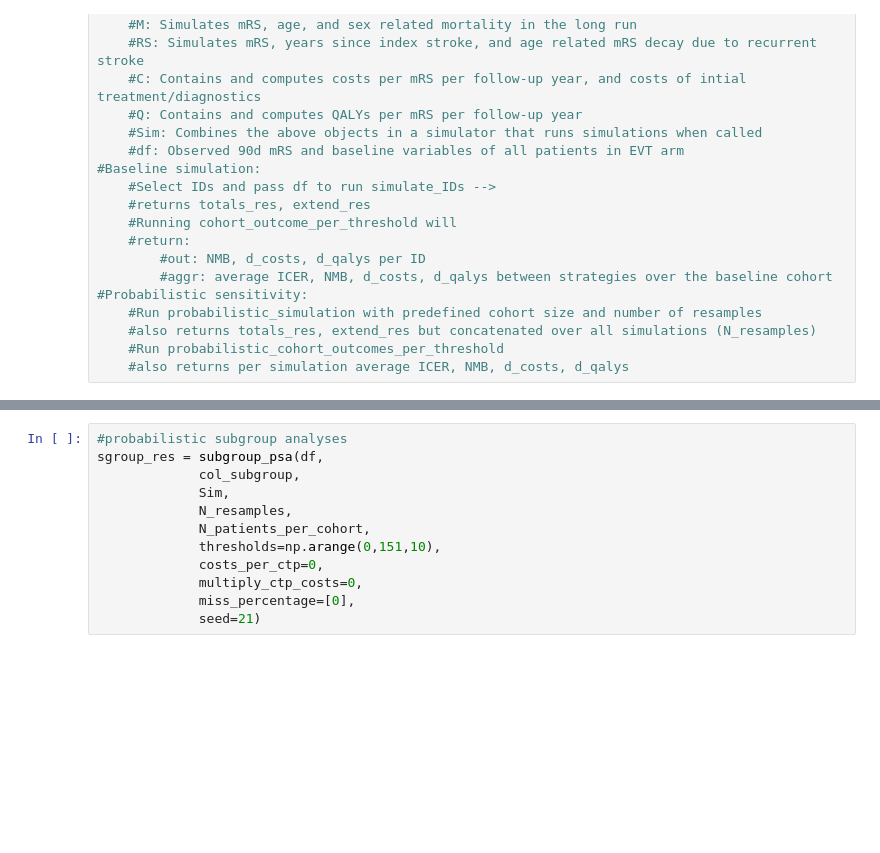
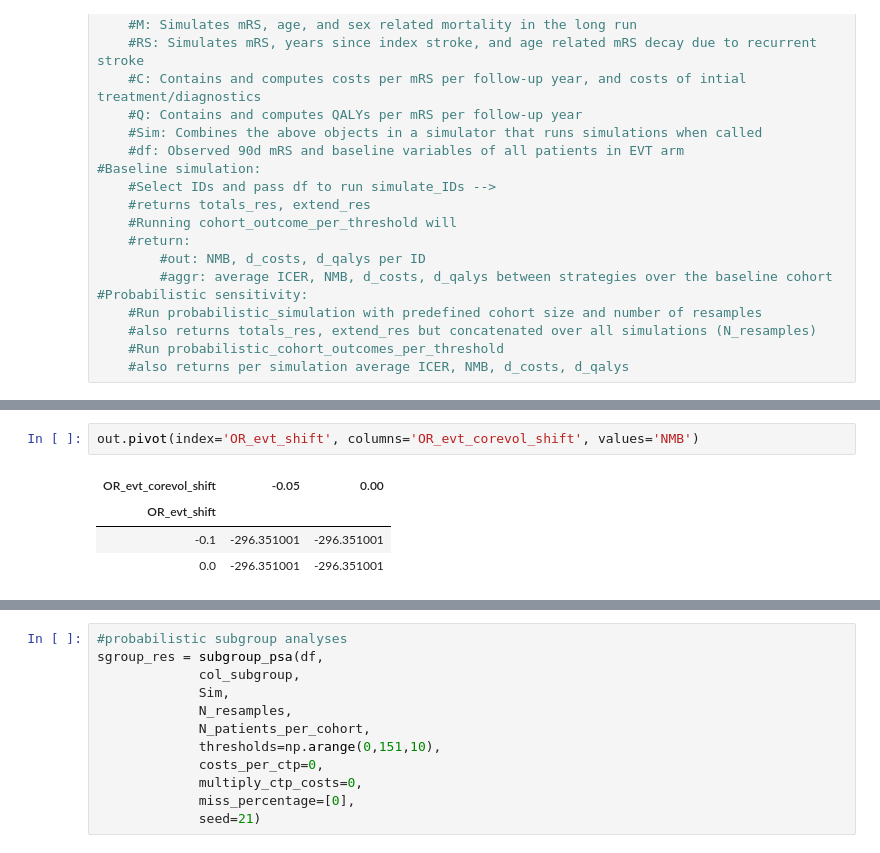
Before and after one commit to henkvanvoorst92/CLEOPATRA, a Jupyter notebook: 3.Simulation_CLEOPATRA.ipynb, the cells around one changed output, grey strips where cells are left out. Drawn from its saved outputs; the diff is of its cells as text; blank space fills up the shorter version.

```diff
--- a/3.Simulation_CLEOPATRA.ipynb
+++ b/3.Simulation_CLEOPATRA.ipynb
@@ -113,0 +175,7 @@ print(df.shape)
+# %%
+out.pivot(index='OR_evt_shift', columns='OR_evt_corevol_shift', values='NMB')
+# %% [output]
+| OR_evt_corevol_shift | -0.05 | 0.00 |
+| OR_evt_shift |  |  |
+| -0.1 | -296.351001 | -296.351001 |
+| 0.0 | -296.351001 | -296.351001 |
```
Also changed, not shown: parts of 12 cells of this notebook, 6 other files.
